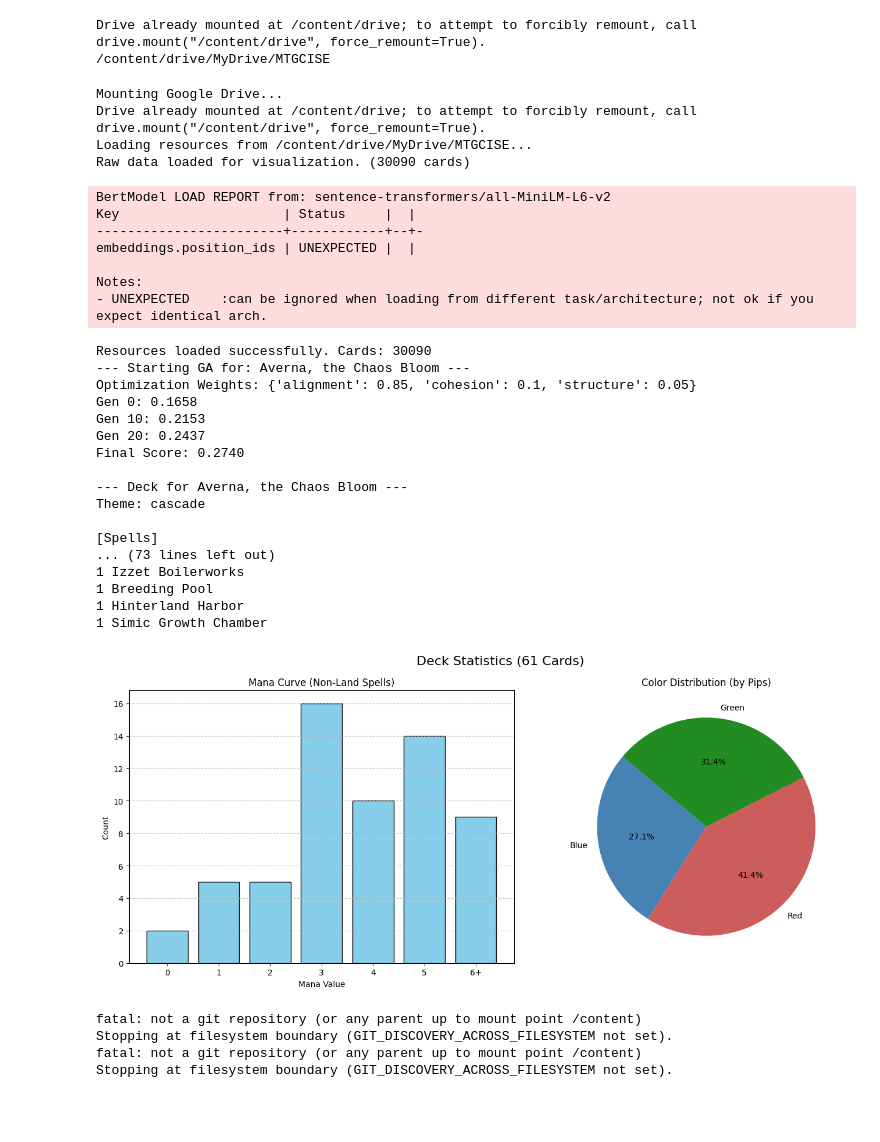
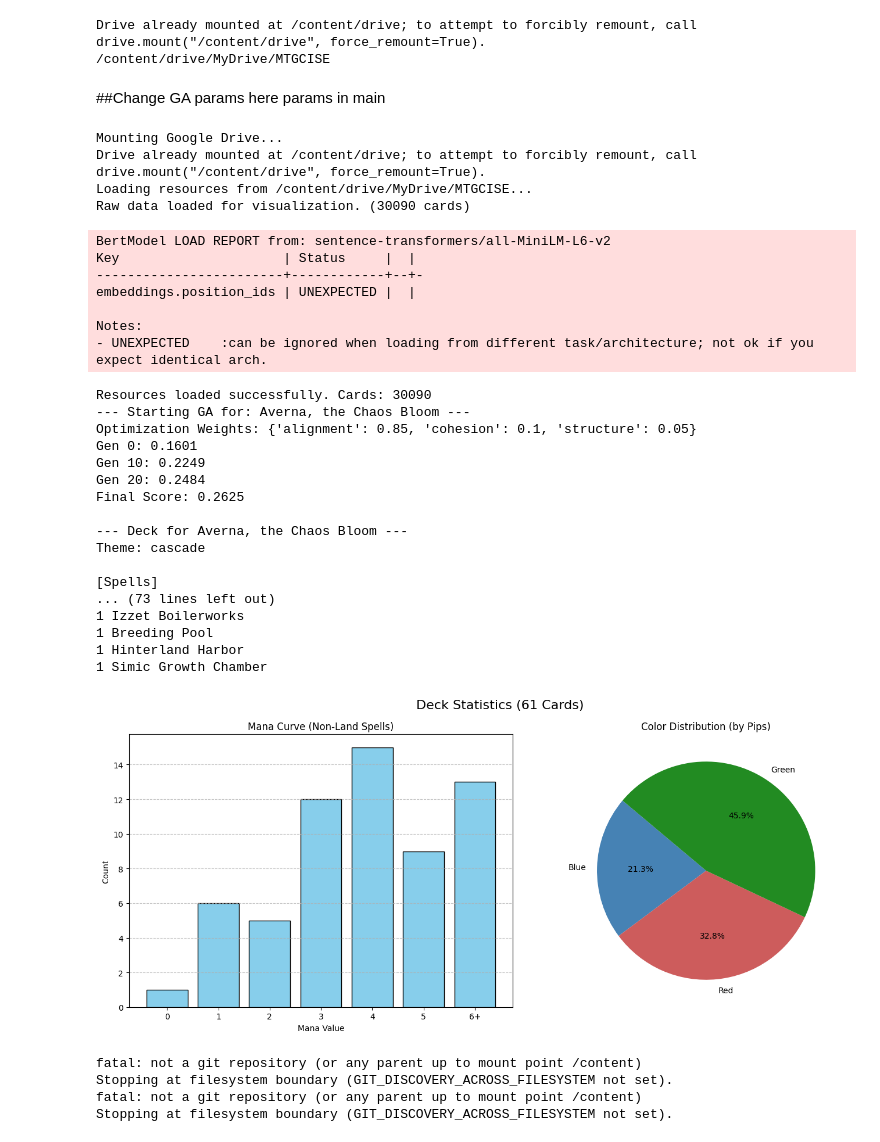
Before and after one commit to Lenfried/edh-autobuilder, a Jupyter notebook: edhAutobuilder.ipynb, the cells around one changed output. Cells and saved outputs as stored; diff of their text form; code cells hidden in the pictures; blank space fills up the shorter version.

Commit message:
Modified combined wrapper code cell for easy adjustment of GA params for testing

```diff
--- a/edhAutobuilder.ipynb
+++ b/edhAutobuilder.ipynb
@@ -2061,6 +2062,9 @@ drive.mount('/content/drive')
 # %% [output]
 Drive already mounted at /content/drive; to attempt to forcibly remount, call drive.mount("/content/drive", force_remount=True).
 /content/drive/MyDrive/MTGCISE
+# %% [markdown]
+##Change GA params here
+params in main
 # %%
 import numpy as np
 import random
@@ -2314,7 +2318,7 @@ def calculate_deck_optimization(deck, cmd_idx, embs, df, weights=None):
     draw_score = min(draw_count / 10.0, 1.0)
     interaction_score = min(interaction_count / 10.0, 1.0)
 
-    structure_score = (ramp_score + draw_score + interaction_count) / 3.0 # Corrected interaction_count to interaction_score
+    structure_score = (ramp_score + draw_score + interaction_score) / 3.0
 
     # 5. FINAL OPTIMIZATION SCORE
     # Balanced weights to ensure structure is respected
@@ -2473,13 +2477,21 @@ def run_genetic_algorithm(commander_name, prompt, df, embeddings, model, generat
     return df.iloc[best_deck]['name'].tolist()
 
 # --- Wrapper ---
-def generate_edh_deck(commander_name, prompt):
+def generate_edh_deck(
+    commander_name, prompt,
+    generations=30, population_size=40, mutation_rate=0.05, deck_size=61,
+    weights={'alignment': 0.85, 'cohesion': 0.10, 'structure': 0.05}
+):
     if df.empty:
         print("Data not loaded. Cannot generate deck.")
         return []
 
     try:
-        best_names = run_genetic_algorithm(commander_name, prompt, df, embeddings, model, generations=30, deck_size=61)
+        best_names = run_genetic_algorithm(
+            commander_name, prompt, df, embeddings, model,
+            generations=generations, population_size=population_size,
+            mutation_rate=mutation_rate, deck_size=deck_size, weights=weights
+        )
 
         # Lands
         cid = get_commander_color_identity(commander_name, df)
@@ -2509,41 +2521,45 @@ def generate_edh_deck(commander_name, prompt):
         return []
 
 if __name__ == "__main__":
-    # Example Run with the requested fix
     final_deck = generate_edh_deck(
         commander_name="Averna, the Chaos Bloom",
-        prompt="cascade"
+        prompt="cascade",
+        generations=30,
+        population_size=150,
+        mutation_rate=0.07,
+        deck_size=61,
+        weights={'alignment': 0.85, 'cohesion': 0.1, 'structure': 0.05}
     )
 # %% [output]
 Mounting Google Drive...
 Drive already mounted at /content/drive; to attempt to forcibly remount, call drive.mount("/content/drive", force_remount=True).
 Loading resources from /content/drive/MyDrive/MTGCISE...
 Raw data loaded for visualization. (30090 cards)
 BertModel LOAD REPORT from: sentence-transformers/all-MiniLM-L6-v2
 Key                     | Status     |  |
 ------------------------+------------+--+-
 embeddings.position_ids | UNEXPECTED |  |
 
 Notes:
 - UNEXPECTED    :can be ignored when loading from different task/architecture; not ok if you expect identical arch.
 Resources loaded successfully. Cards: 30090
 --- Starting GA for: Averna, the Chaos Bloom ---
 Optimization Weights: {'alignment': 0.85, 'cohesion': 0.1, 'structure': 0.05}
-Gen 0: 0.1658
-Gen 10: 0.2153
-Gen 20: 0.2437
-Final Score: 0.2740
+Gen 0: 0.1601
+Gen 10: 0.2249
+Gen 20: 0.2484
+Final Score: 0.2625
 
 --- Deck for Averna, the Chaos Bloom ---
 Theme: cascade
 
 [Spells]
 ... (73 lines left out)
 1 Izzet Boilerworks
 1 Breeding Pool
 1 Hinterland Harbor
 1 Simic Growth Chamber
-[figure, old version]
+[figure, new version]
 # %%
 !git add .
 !git commit -m "Commit message"
```
Also changed, not shown: parts of 4 cells of this notebook.
